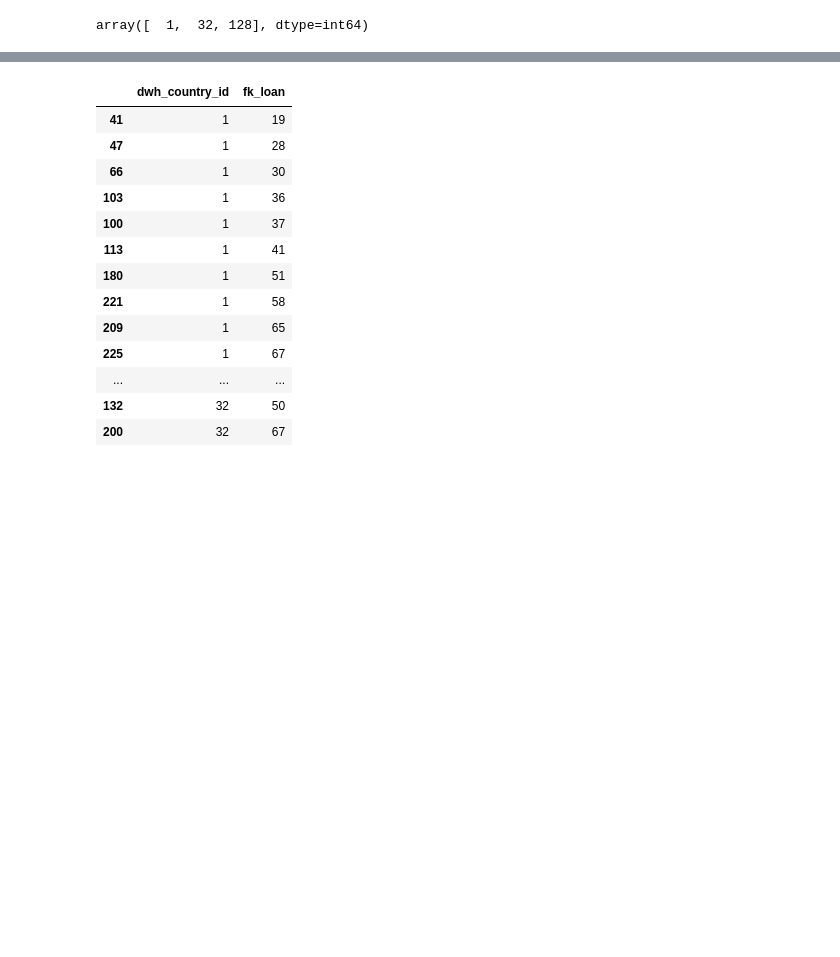
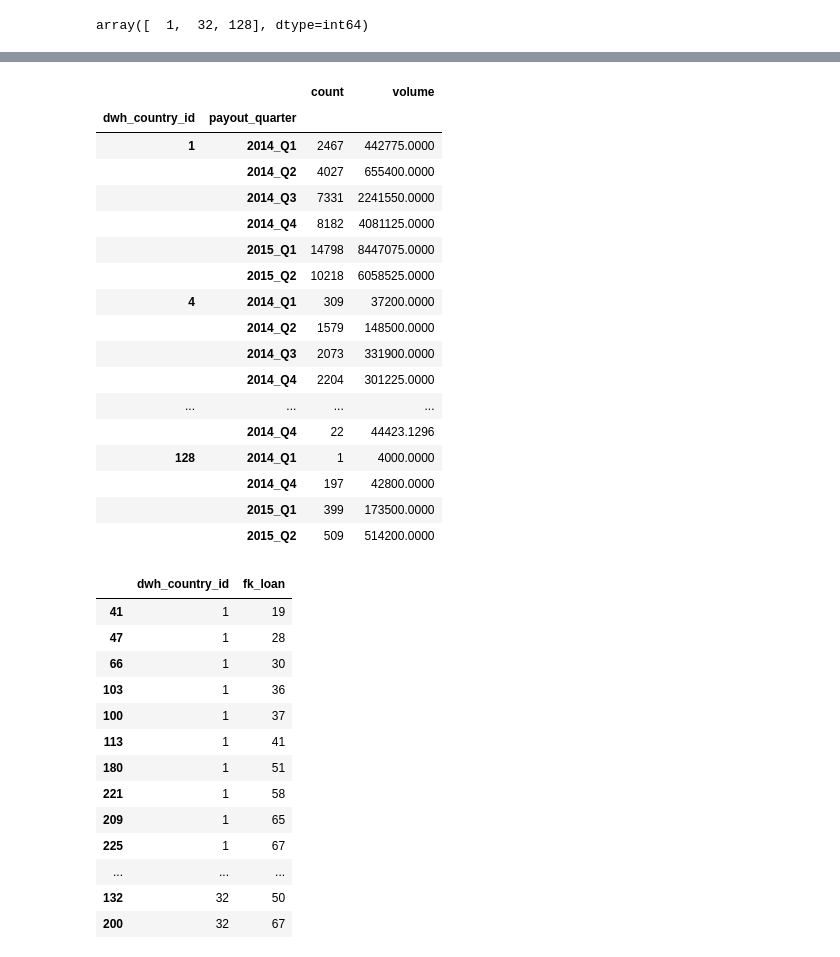
Before and after one commit to seanv507/lendico, a Jupyter notebook: Projects/Returns/src/returns01.ipynb, the cells around one changed output, grey strips where cells are left out. Saved outputs shown, nothing was run; the diff lists cells and outputs as text; code cells hidden in the pictures; blank space fills up the shorter version.

```diff
--- a/Projects/Returns/src/returns01.ipynb
+++ b/Projects/Returns/src/returns01.ipynb
@@ -322,0 +383,2 @@ array([  1,  32, 128], dtype=int64)
+# %%
+z1=drop_merge(loan_fundings,loans,keys=['dwh_country_id','fk_loan'], fields=['rating_base', 'payout_quarter']).groupby(splits[0])
@@ -323,3 +397,24 @@ array([  1,  32, 128], dtype=int64)
+# %%
+z1['eur_amount'].agg({'count':'count', 'volume':'sum'})
+# %% [output]
+|  |  | count | volume |
+| dwh_country_id | payout_quarter |  |  |
+| 1 | 2014_Q1 | 2467 | 442775.0000 |
+|  | 2014_Q2 | 4027 | 655400.0000 |
+|  | 2014_Q3 | 7331 | 2241550.0000 |
+|  | 2014_Q4 | 8182 | 4081125.0000 |
+|  | 2015_Q1 | 14798 | 8447075.0000 |
+|  | 2015_Q2 | 10218 | 6058525.0000 |
+| 4 | 2014_Q1 | 309 | 37200.0000 |
+|  | 2014_Q2 | 1579 | 148500.0000 |
+|  | 2014_Q3 | 2073 | 331900.0000 |
+|  | 2014_Q4 | 2204 | 301225.0000 |
+| ... | ... | ... | ... |
+|  | 2014_Q4 | 22 | 44423.1296 |
+| 128 | 2014_Q1 | 1 | 4000.0000 |
+|  | 2014_Q4 | 197 | 42800.0000 |
+|  | 2015_Q1 | 399 | 173500.0000 |
+|  | 2015_Q2 | 509 | 514200.0000 |
 # %%
 repaid_loans[['dwh_country_id','fk_loan']].sort(['dwh_country_id','fk_loan'],inplace=False)
 # %% [output]
```
Also changed, not shown: parts of 27 cells of this notebook, 9 other files.
